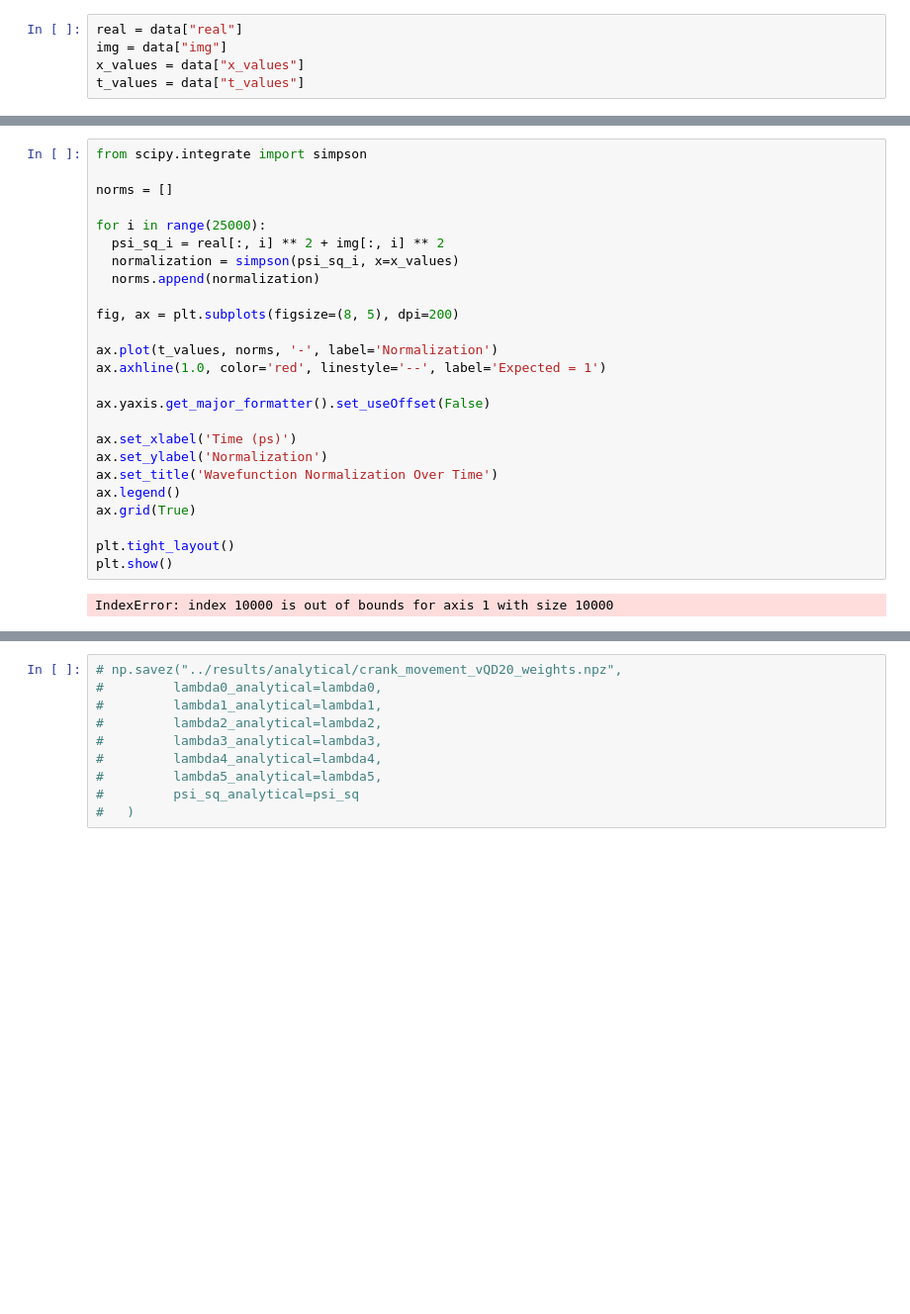
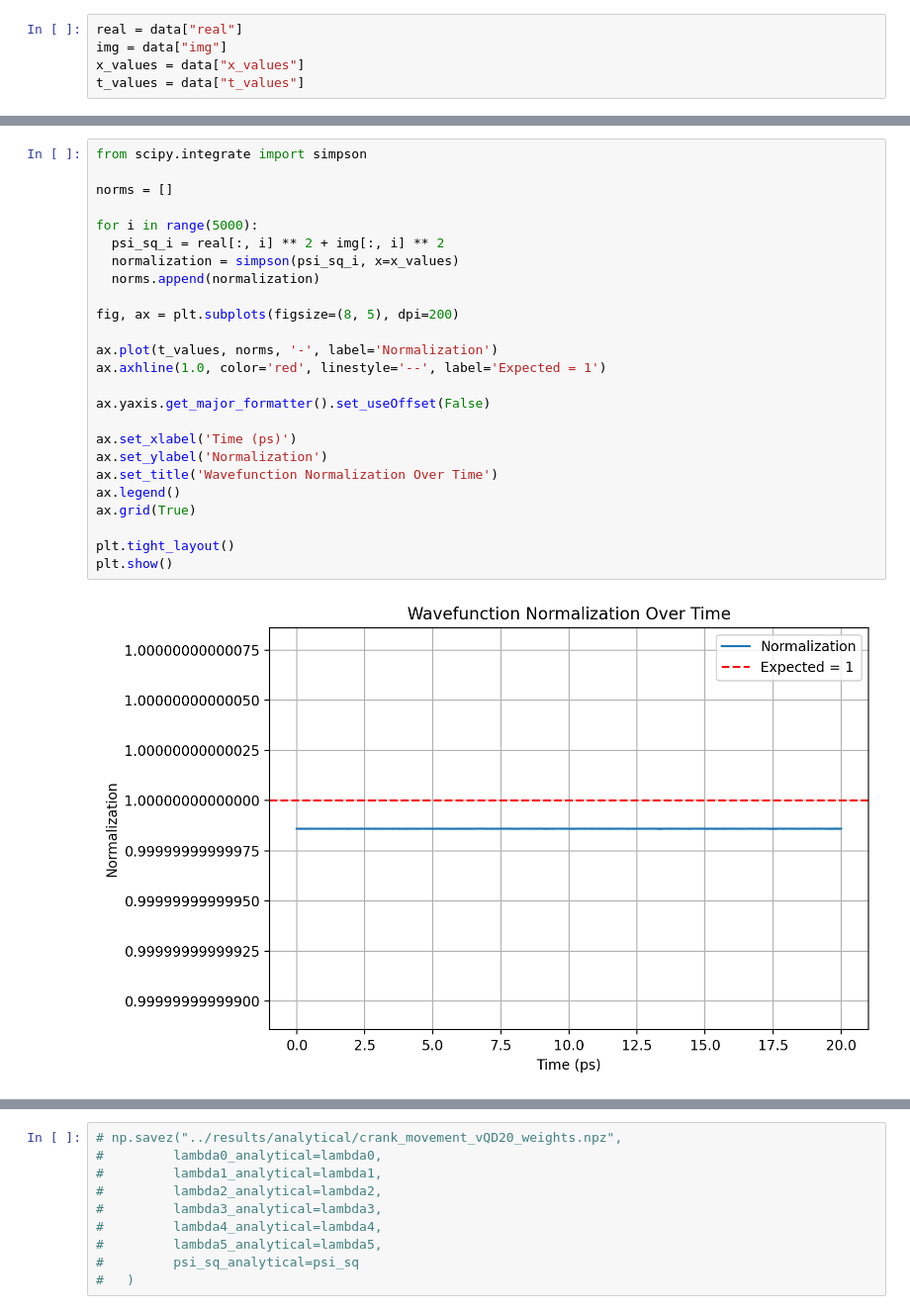
Before and after one commit to thash-jkr/Schrodinger-PINN, a Jupyter notebook: src/testers/crank_tester.ipynb, the cells around one changed output, grey strips where cells are left out. Shown: that part at 99% size. Cells and saved outputs as stored; diff of their text form; blank space fills up the shorter version.

```diff
--- a/src/testers/crank_tester.ipynb
+++ b/src/testers/crank_tester.ipynb
@@ -56,30 +60,30 @@ plt.show()
 # %%
 from scipy.integrate import simpson
 
 norms = []
 
-for i in range(25000):
+for i in range(5000):
   psi_sq_i = real[:, i] ** 2 + img[:, i] ** 2
   normalization = simpson(psi_sq_i, x=x_values)
   norms.append(normalization)
 
 fig, ax = plt.subplots(figsize=(8, 5), dpi=200)
 
 ax.plot(t_values, norms, '-', label='Normalization')
 ax.axhline(1.0, color='red', linestyle='--', label='Expected = 1')
 
 ax.yaxis.get_major_formatter().set_useOffset(False)
 
 ax.set_xlabel('Time (ps)')
 ax.set_ylabel('Normalization')
 ax.set_title('Wavefunction Normalization Over Time')
 ax.legend()
 ax.grid(True)
 
 plt.tight_layout()
 plt.show()
 # %% [output]
-IndexError: index 10000 is out of bounds for axis 1 with size 10000
+[figure, added]
 # %%
 from scipy import special
 
```
Also changed, not shown: parts of 6 cells of this notebook, 14 other files.
